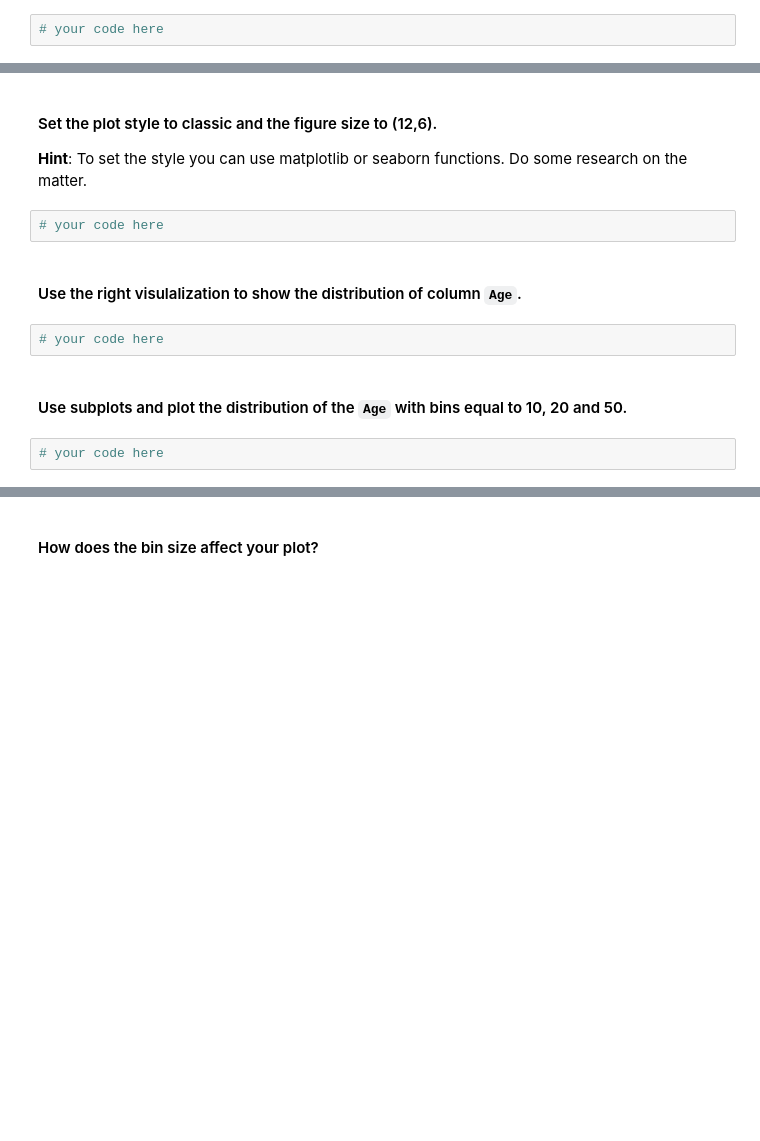
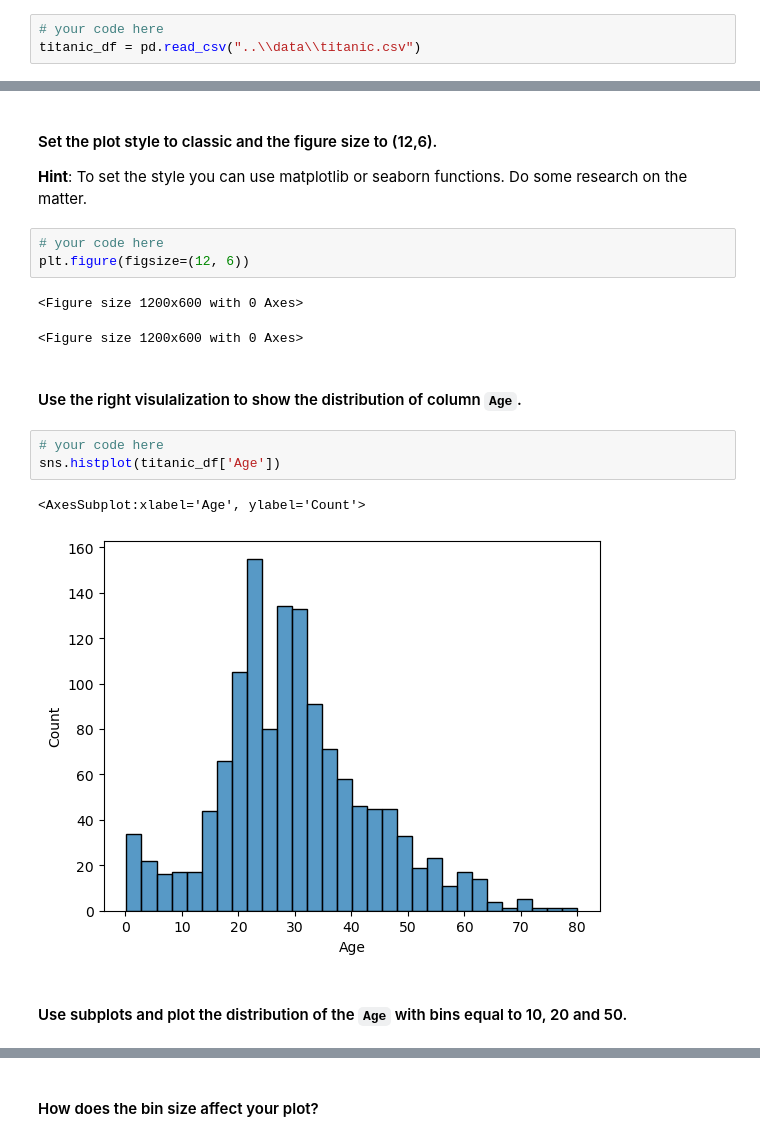
Before and after one commit to Paulcorreafl/dataptmad0924_labs, a Jupyter notebook: module-2/matplotlib-seaborn/your-code/main.ipynb, the cells around one changed output, grey strips where cells are left out. Saved outputs shown, nothing was run; the diff lists cells and outputs as text; blank space fills up the shorter version.

```diff
--- a/module-2/matplotlib-seaborn/your-code/main.ipynb
+++ b/module-2/matplotlib-seaborn/your-code/main.ipynb
@@ -189,6 +223,7 @@ How the average number of steps change by month. Use the appropriate visualizati
 * table: `titanic`
 # %%
 # your code here
+titanic_df = pd.read_csv("..\\data\\titanic.csv")
 # %% [markdown]
 #### Explore the titanic dataset using Pandas dtypes.
 # %%
@@ -207,11 +307,17 @@ How the average number of steps change by month. Use the appropriate visualizati
 **Hint**: To set the style you can use matplotlib or seaborn functions. Do some research on the matter.
 # %%
 # your code here
+plt.figure(figsize=(12, 6))
+# %% [output]
+<Figure size 1200x600 with 0 Axes>
+<Figure size 1200x600 with 0 Axes>
 # %% [markdown]
 #### Use the right visulalization to show the distribution of column `Age`.
 # %%
 # your code here
+sns.histplot(titanic_df['Age'])
+# %% [output]
+<AxesSubplot:xlabel='Age', ylabel='Count'>
+[figure, added]
 # %% [markdown]
 #### Use subplots and plot the distribution of the `Age`  with bins equal to 10, 20 and 50.
-# %%
-# your code here
```
Also changed, not shown: parts of 29 cells of this notebook.
